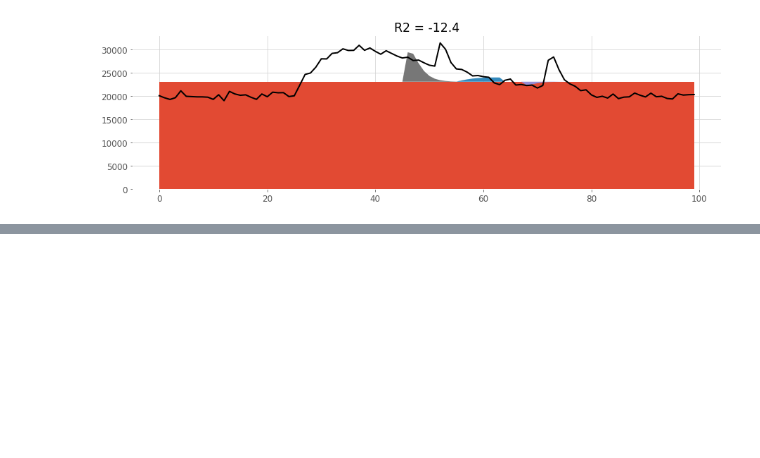
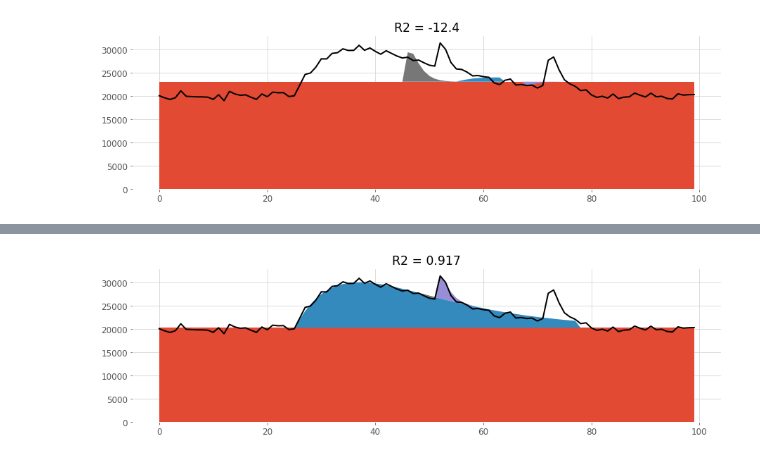
Before and after one commit to TheoLvs/probabilistic-programming, a Jupyter notebook: 1. Experiments/1. Bayesian lag attribution models.ipynb, the cells around one changed output, grey strips where cells are left out. Saved outputs shown, nothing was run; the diff lists cells and outputs as text; code cells hidden in the pictures; blank space fills up the shorter version.

```diff
--- a/1. Experiments/1. Bayesian lag attribution models.ipynb
+++ b/1. Experiments/1. Bayesian lag attribution models.ipynb
@@ -280,0 +300,4 @@ v3.plot(sales)
+# %%
+new_pop[2].plot(sales)
+# %% [output]
+[figure, added]
```
Also changed, not shown: parts of 5 cells of this notebook, 1 other file.
